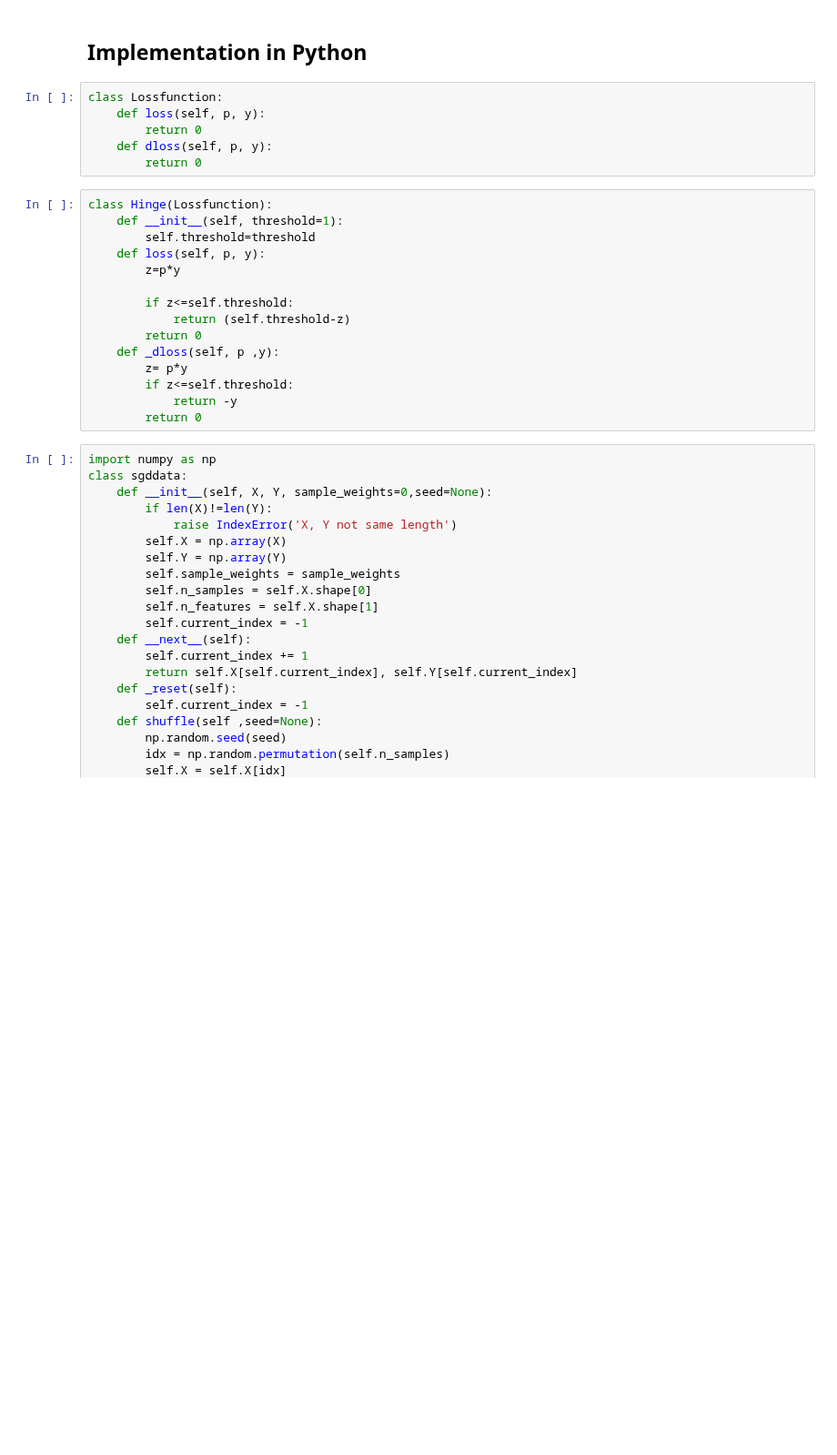
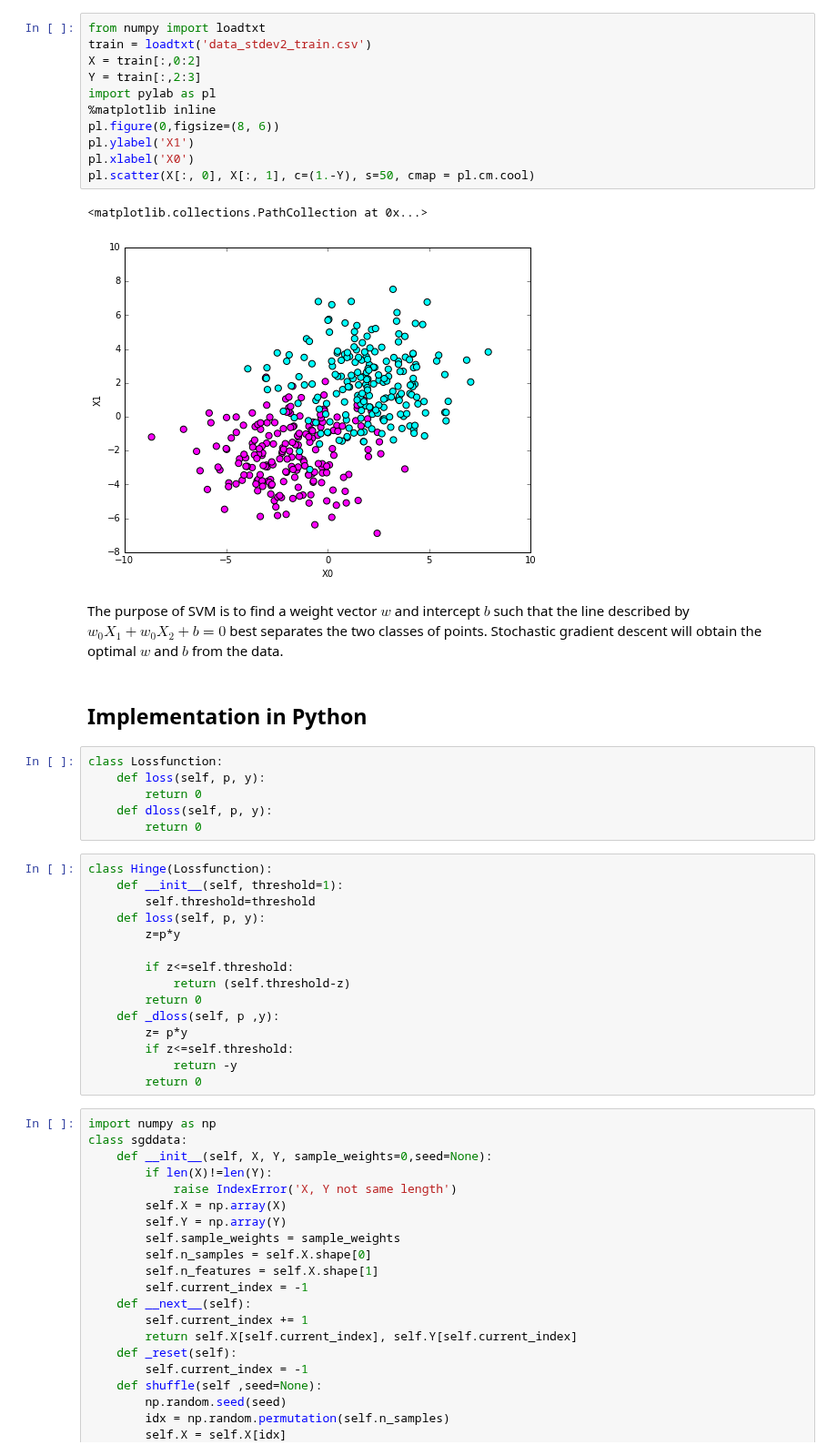
Before and after one commit to Planet-Nine/cs207project, a Jupyter notebook: Paper/SGD draft.ipynb, the cells around one changed output. Shown at 91% size. Drawn from its saved outputs; the diff is of its cells as text; blank space fills up the shorter version.

```diff
--- a/Paper/SGD draft.ipynb
+++ b/Paper/SGD draft.ipynb
@@ -36,3 +41,19 @@ for Scikit learn $t_0$ is based on a heuristic proposed by Leon Bottou. This is
+# %%
+from numpy import loadtxt
+train = loadtxt('data_stdev2_train.csv')
+X = train[:,0:2]
+Y = train[:,2:3]
+import pylab as pl
+%matplotlib inline
+pl.figure(0,figsize=(8, 6))
+pl.ylabel('X1')
+pl.xlabel('X0')
+pl.scatter(X[:, 0], X[:, 1], c=(1.-Y), s=50, cmap = pl.cm.cool)
+# %% [output]
+<matplotlib.collections.PathCollection at 0x...>
+[figure, added]
+# %% [markdown]
+The purpose of SVM is to find a weight vector $w$ and intercept $b$ such that the line described by $w_0X_1+w_0X_2+b=0$ best separates the two classes of points. Stochastic gradient descent will obtain the optimal $w$ and $b$ from the data.
 # %% [markdown]
 ## Implementation in Python
 # %%
```
Also changed, not shown: parts of 13 cells of this notebook.
